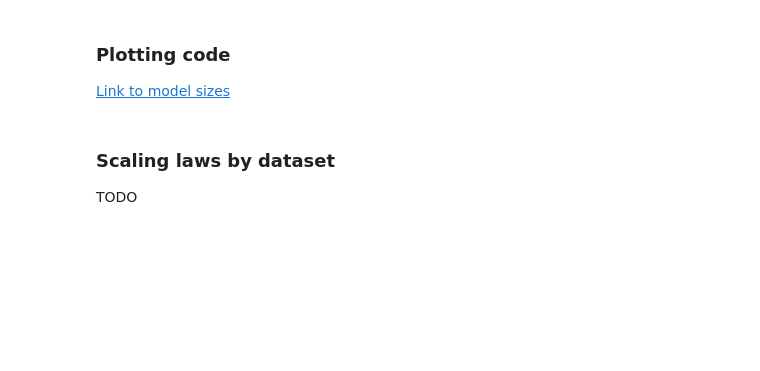
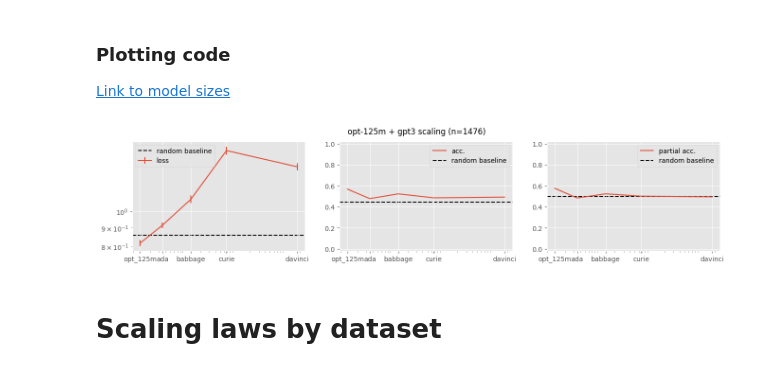
Before and after one commit to saptab/inverse-scaling-2022-psych, a Jupyter notebook: round1_aug_submission/combined/v1/analysis.ipynb, the cells around one changed output. Saved outputs shown, nothing was run; the diff lists cells and outputs as text; code cells hidden in the pictures; blank space fills up the shorter version.

```diff
--- a/round1_aug_submission/combined/v1/analysis.ipynb
+++ b/round1_aug_submission/combined/v1/analysis.ipynb
@@ -10,7 +10,17 @@ plt.style.use("ggplot")
 ### Load questions
 # %%
 df = pd.read_csv("combined_v1.csv").drop(columns="Unnamed: 0")
+
+df.body = df.body.astype(bool)
+df.prompt_in_front = df.prompt_in_front.astype(bool)
+df.binarized = df.binarized.astype(bool)
+df.binarized_v2 = (df.binarized_v2 == 1)
+
 df["n_classes"] = df.classes.str.count(",") + 1
 df["baseline_acc"] = 1 / df.n_classes
 df["baseline_loss"] = -np.log(df.baseline_acc)
+
+assert len(df[(df.binarized & (df.n_classes != 2))]) == 0
+assert len(df[(~df.binarized & (df.n_classes == 2))]) == 0
+
 df
@@ -87,7 +138,7 @@ def gen_plots(
     partial_accs = np.array([df[f"partial_credit_{m}"].mean() for m in models])
 
     plt.figure(figsize=(16, 3))
-    plt.suptitle(title)
+    plt.suptitle(title + f" (n={len(df)})")
     plt.tight_layout()
 
     def common_plot_setup(baseline: float):
@@ -96,31 +147,33 @@ def gen_plots(
             linestyle="--",
             color="black",
             zorder=-1,
             label="random baseline",
         )
         plt.xscale("log")
         # plt.xlabel("Model size")
         plt.xticks(sizes, models)
         plt.legend()
 
     # Loss
     plt.subplot(1, 3, 1)
     plt.errorbar(sizes, losses, loss_errs, label="loss")
     plt.yscale("log")
     common_plot_setup(df.baseline_loss.mean())
 
     # Acc
     plt.subplot(1, 3, 2)
     plt.plot(sizes, accs, label="acc.")
     plt.ylim(-0.02, 1.02)
     common_plot_setup(df.baseline_acc.mean())
 
     # Partial acc
     plt.subplot(1, 3, 3)
     plt.plot(sizes, partial_accs, label="partial acc.")
     plt.ylim(-0.02, 1.02)
     common_plot_setup(0.5)
 
 
 gen_plots(df, OGPT_SIZES, title="opt-125m + gpt3 scaling")
+# %% [output]
+[figure, added]
 # %%
@@ -133,3 +184,2 @@ comprehensive_plot(df)
 # %% [markdown]
-### Scaling laws by dataset
-TODO
+# Scaling laws by dataset
```
Also changed, not shown: parts of 45 cells of this notebook.
